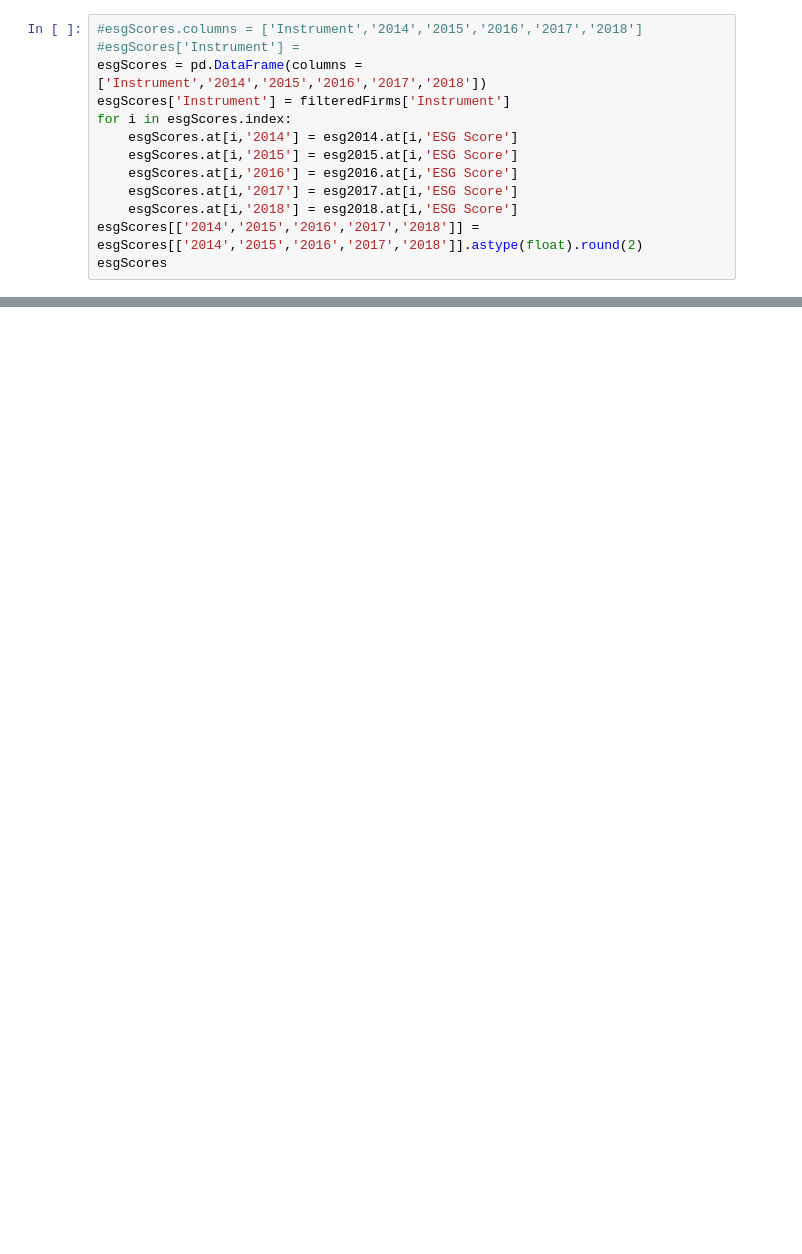
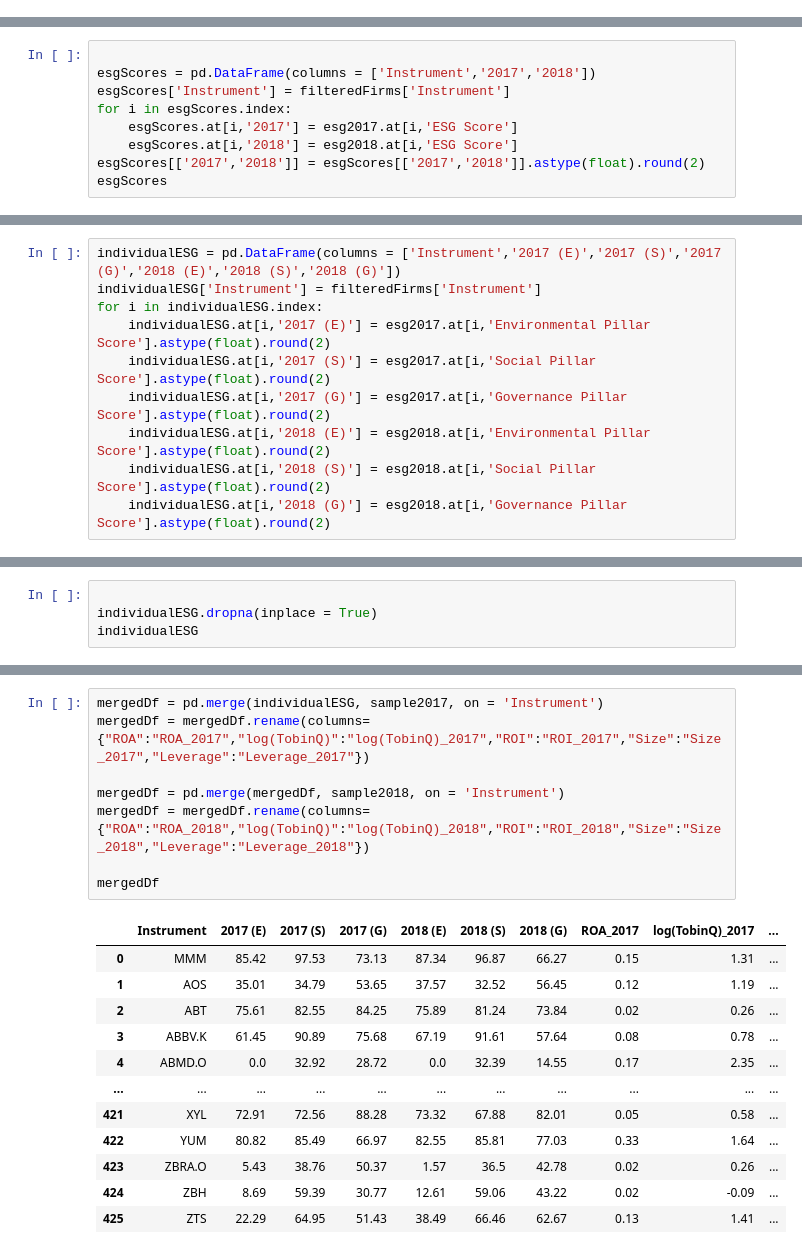
Before and after one commit to joshuaaho/stat2604-group2.1, a Jupyter notebook: STAT2604_O2.ipynb, the cells around one changed output, grey strips where cells are left out. Cells and saved outputs as stored; diff of their text form; blank space fills up the shorter version.

```diff
--- a/STAT2604_O2.ipynb
+++ b/STAT2604_O2.ipynb
@@ -46,13 +0,0 @@ esg2014
-# %%
-#esgScores.columns = ['Instrument','2014','2015','2016','2017','2018']
-#esgScores['Instrument'] =
-esgScores = pd.DataFrame(columns = ['Instrument','2014','2015','2016','2017','2018'])
-esgScores['Instrument'] = filteredFirms['Instrument']
-for i in esgScores.index:
-    esgScores.at[i,'2014'] = esg2014.at[i,'ESG Score']
-    esgScores.at[i,'2015'] = esg2015.at[i,'ESG Score']
-    esgScores.at[i,'2016'] = esg2016.at[i,'ESG Score']
-    esgScores.at[i,'2017'] = esg2017.at[i,'ESG Score']
-    esgScores.at[i,'2018'] = esg2018.at[i,'ESG Score']
-esgScores[['2014','2015','2016','2017','2018']] = esgScores[['2014','2015','2016','2017','2018']].astype(float).round(2)
-esgScores
@@ -332,0 +24,9 @@ Standard errors in parentheses.
+# %%
+
+esgScores = pd.DataFrame(columns = ['Instrument','2017','2018'])
+esgScores['Instrument'] = filteredFirms['Instrument']
+for i in esgScores.index:
+    esgScores.at[i,'2017'] = esg2017.at[i,'ESG Score']
+    esgScores.at[i,'2018'] = esg2018.at[i,'ESG Score']
+esgScores[['2017','2018']] = esgScores[['2017','2018']].astype(float).round(2)
+esgScores
@@ -332,0 +49,10 @@ Standard errors in parentheses.
+# %%
+individualESG = pd.DataFrame(columns = ['Instrument','2017 (E)','2017 (S)','2017 (G)','2018 (E)','2018 (S)','2018 (G)'])
+individualESG['Instrument'] = filteredFirms['Instrument']
+for i in individualESG.index:
+    individualESG.at[i,'2017 (E)'] = esg2017.at[i,'Environmental Pillar Score'].astype(float).round(2)
+    individualESG.at[i,'2017 (S)'] = esg2017.at[i,'Social Pillar Score'].astype(float).round(2)
+    individualESG.at[i,'2017 (G)'] = esg2017.at[i,'Governance Pillar Score'].astype(float).round(2)
+    individualESG.at[i,'2018 (E)'] = esg2018.at[i,'Environmental Pillar Score'].astype(float).round(2)
+    individualESG.at[i,'2018 (S)'] = esg2018.at[i,'Social Pillar Score'].astype(float).round(2)
+    individualESG.at[i,'2018 (G)'] = esg2018.at[i,'Governance Pillar Score'].astype(float).round(2)
@@ -332,0 +61,4 @@ Standard errors in parentheses.
+# %%
+
+individualESG.dropna(inplace = True)
+individualESG
@@ -332,0 +116,21 @@ Standard errors in parentheses.
+# %%
+mergedDf = pd.merge(individualESG, sample2017, on = 'Instrument')
+mergedDf = mergedDf.rename(columns={"ROA":"ROA_2017","log(TobinQ)":"log(TobinQ)_2017","ROI":"ROI_2017","Size":"Size_2017","Leverage":"Leverage_2017"})
+
+mergedDf = pd.merge(mergedDf, sample2018, on = 'Instrument')
+mergedDf = mergedDf.rename(columns={"ROA":"ROA_2018","log(TobinQ)":"log(TobinQ)_2018","ROI":"ROI_2018","Size":"Size_2018","Leverage":"Leverage_2018"})
+
+mergedDf
+# %% [output]
+|  | Instrument | 2017 (E) | 2017 (S) | 2017 (G) | 2018 (E) | 2018 (S) | 2018 (G) | ROA_2017 | log(TobinQ)_2017 | ... |
+| 0 | MMM | 85.42 | 97.53 | 73.13 | 87.34 | 96.87 | 66.27 | 0.15 | 1.31 | ... |
+| 1 | AOS | 35.01 | 34.79 | 53.65 | 37.57 | 32.52 | 56.45 | 0.12 | 1.19 | ... |
+| 2 | ABT | 75.61 | 82.55 | 84.25 | 75.89 | 81.24 | 73.84 | 0.02 | 0.26 | ... |
+| 3 | ABBV.K | 61.45 | 90.89 | 75.68 | 67.19 | 91.61 | 57.64 | 0.08 | 0.78 | ... |
+| 4 | ABMD.O | 0.0 | 32.92 | 28.72 | 0.0 | 32.39 | 14.55 | 0.17 | 2.35 | ... |
+| ... | ... | ... | ... | ... | ... | ... | ... | ... | ... | ... |
+| 421 | XYL | 72.91 | 72.56 | 88.28 | 73.32 | 67.88 | 82.01 | 0.05 | 0.58 | ... |
+| 422 | YUM | 80.82 | 85.49 | 66.97 | 82.55 | 85.81 | 77.03 | 0.33 | 1.64 | ... |
+| 423 | ZBRA.O | 5.43 | 38.76 | 50.37 | 1.57 | 36.5 | 42.78 | 0.02 | 0.26 | ... |
+| 424 | ZBH | 8.69 | 59.39 | 30.77 | 12.61 | 59.06 | 43.22 | 0.02 | -0.09 | ... |
+| 425 | ZTS | 22.29 | 64.95 | 51.43 | 38.49 | 66.46 | 62.67 | 0.13 | 1.41 | ... |
```
Also changed, not shown: parts of 55 cells of this notebook.
